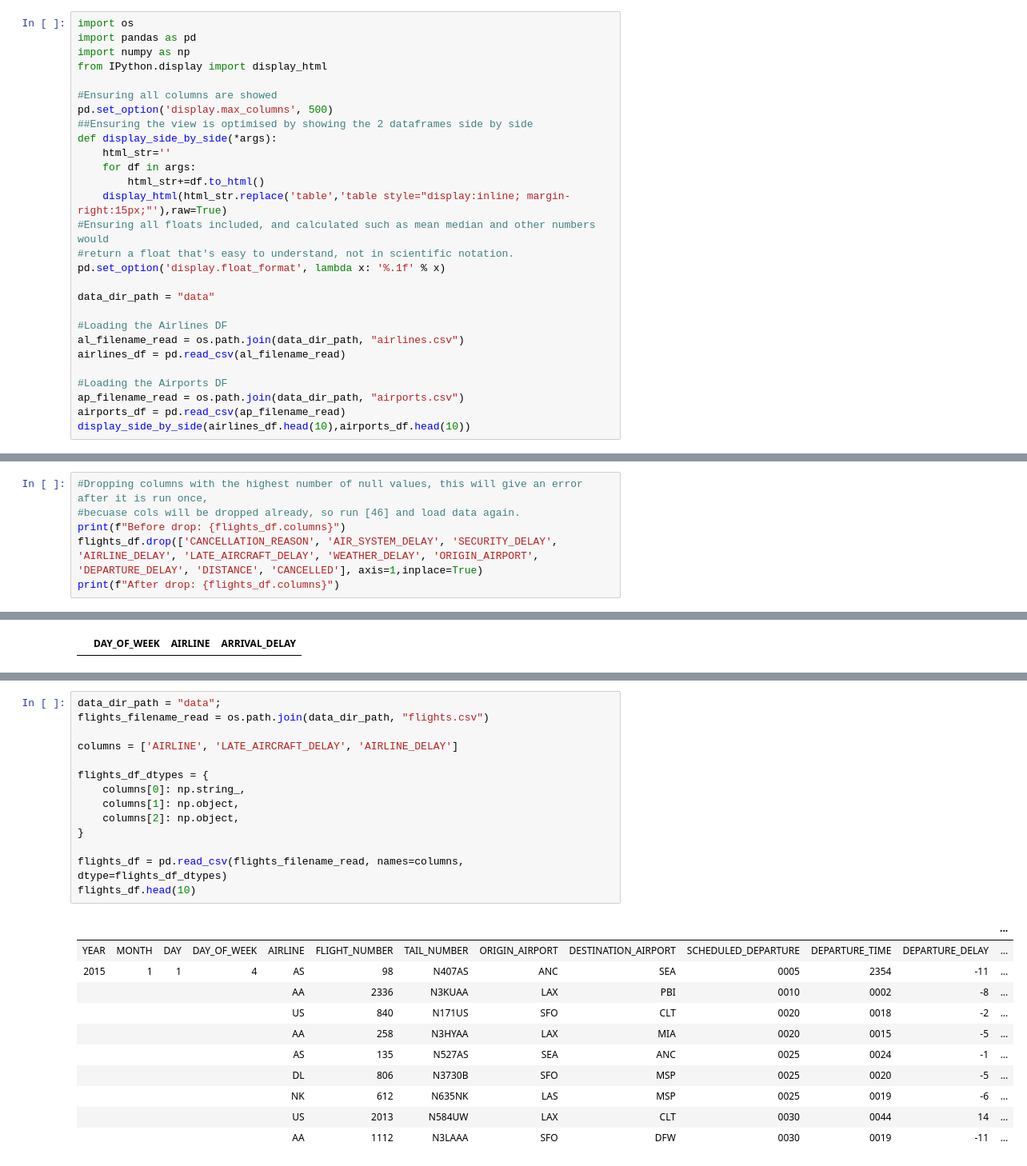
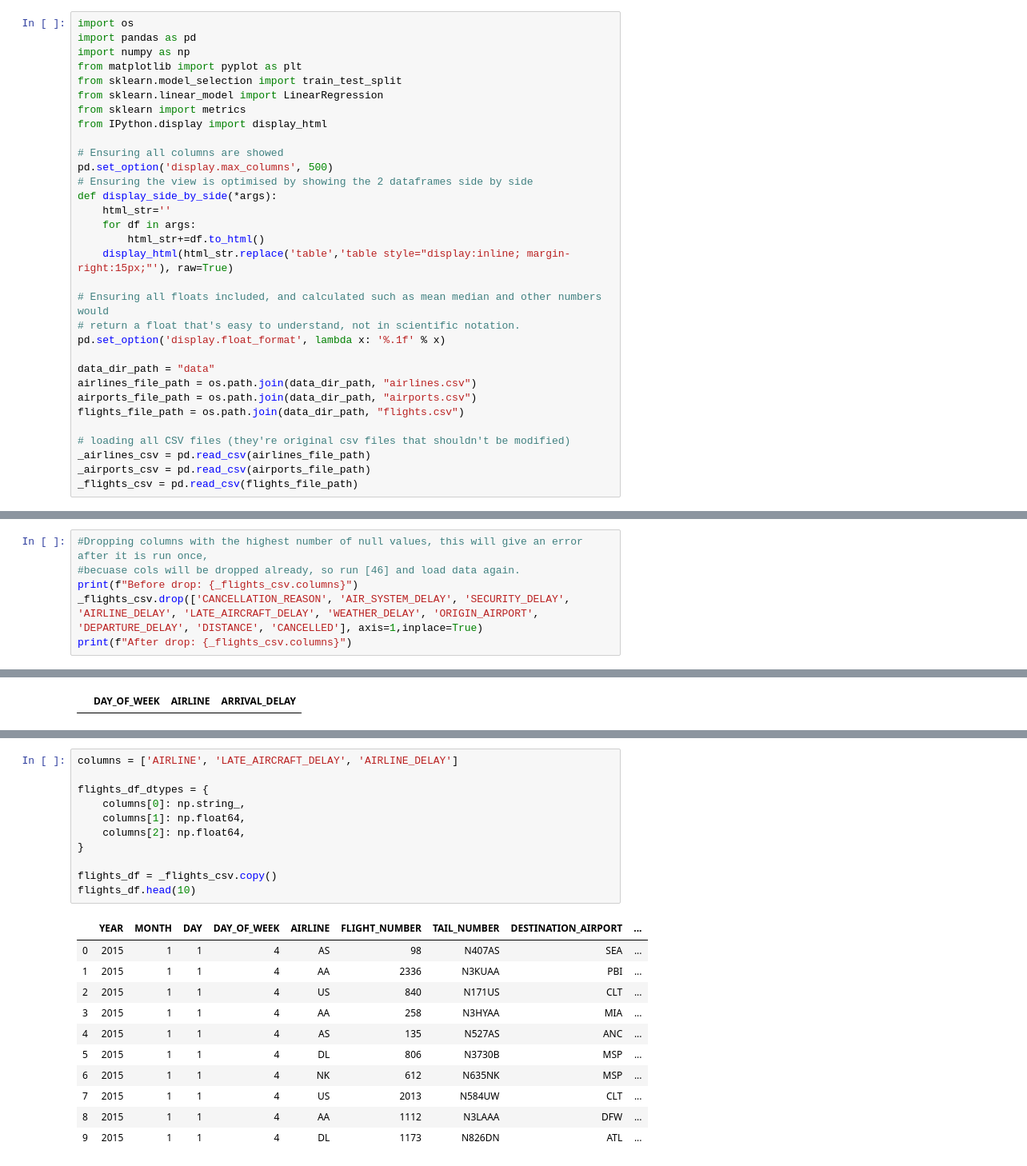
Before and after one commit to eydandash/MachineLearningProject, a Jupyter notebook: FlightsAnalysis.ipynb, the cells around one changed output, grey strips where cells are left out. Shown: that part at 80% size. Cells and saved outputs as stored; diff of their text form.

Commit message:
Major code optimizations. All CSV files are now read once, and copies are made for each question/case. Also unified all library imports to a single cell

```diff
--- a/FlightsAnalysis.ipynb
+++ b/FlightsAnalysis.ipynb
@@ -14,27 +16,31 @@ The explored dataset, flights.csv, represents the on-time performance of **domes
 import os
 import pandas as pd
 import numpy as np
+from matplotlib import pyplot as plt
+from sklearn.model_selection import train_test_split
+from sklearn.linear_model import LinearRegression
+from sklearn import metrics
 from IPython.display import display_html
 
-#Ensuring all columns are showed
+# Ensuring all columns are showed
 pd.set_option('display.max_columns', 500)
-##Ensuring the view is optimised by showing the 2 dataframes side by side
+# Ensuring the view is optimised by showing the 2 dataframes side by side
 def display_side_by_side(*args):
     html_str=''
     for df in args:
         html_str+=df.to_html()
-    display_html(html_str.replace('table','table style="display:inline; margin-right:15px;"'),raw=True)
-#Ensuring all floats included, and calculated such as mean median and other numbers would
-#return a float that's easy to understand, not in scientific notation.
+    display_html(html_str.replace('table','table style="display:inline; margin-right:15px;"'), raw=True)
+
+# Ensuring all floats included, and calculated such as mean median and other numbers would
+# return a float that's easy to understand, not in scientific notation.
 pd.set_option('display.float_format', lambda x: '%.1f' % x)
 
 data_dir_path = "data"
+airlines_file_path = os.path.join(data_dir_path, "airlines.csv")
+airports_file_path = os.path.join(data_dir_path, "airports.csv")
+flights_file_path = os.path.join(data_dir_path, "flights.csv")
 
-#Loading the Airlines DF
-al_filename_read = os.path.join(data_dir_path, "airlines.csv")
-airlines_df = pd.read_csv(al_filename_read)
-
-#Loading the Airports DF
-ap_filename_read = os.path.join(data_dir_path, "airports.csv")
-airports_df = pd.read_csv(ap_filename_read)
-display_side_by_side(airlines_df.head(10),airports_df.head(10))
+# loading all CSV files (they're original csv files that shouldn't be modified)
+_airlines_csv = pd.read_csv(airlines_file_path)
+_airports_csv = pd.read_csv(airports_file_path)
+_flights_csv = pd.read_csv(flights_file_path)
@@ -183,9 +188,9 @@ dtype: float64
 # %%
 #Dropping columns with the highest number of null values, this will give an error after it is run once,
 #becuase cols will be dropped already, so run [46] and load data again.
-print(f"Before drop: {flights_df.columns}")
-flights_df.drop(['CANCELLATION_REASON', 'AIR_SYSTEM_DELAY', 'SECURITY_DELAY', 'AIRLINE_DELAY', 'LATE_AIRCRAFT_DELAY', 'WEATHER_DELAY', 'ORIGIN_AIRPORT', 'DEPARTURE_DELAY', 'DISTANCE', 'CANCELLED'], axis=1,inplace=True)
-print(f"After drop: {flights_df.columns}")
+print(f"Before drop: {_flights_csv.columns}")
+_flights_csv.drop(['CANCELLATION_REASON', 'AIR_SYSTEM_DELAY', 'SECURITY_DELAY', 'AIRLINE_DELAY', 'LATE_AIRCRAFT_DELAY', 'WEATHER_DELAY', 'ORIGIN_AIRPORT', 'DEPARTURE_DELAY', 'DISTANCE', 'CANCELLED'], axis=1,inplace=True)
+print(f"After drop: {_flights_csv.columns}")
 # %% [output]
 Before drop: Index(['YEAR', 'MONTH', 'DAY', 'DAY_OF_WEEK', 'AIRLINE', 'FLIGHT_NUMBER',
        'TAIL_NUMBER', 'ORIGIN_AIRPORT', 'DESTINATION_AIRPORT',
@@ -421,28 +456,25 @@ Taking that into account, we're now left with __AIRLINE_DELAY__ and __LATE_AIRCR
 
 First, let's fetch data from _flights.csv_ file.
 # %%
-data_dir_path = "data";
-flights_filename_read = os.path.join(data_dir_path, "flights.csv")
-
 columns = ['AIRLINE', 'LATE_AIRCRAFT_DELAY', 'AIRLINE_DELAY']
 
 flights_df_dtypes = {
     columns[0]: np.string_,
-    columns[1]: np.object,
-    columns[2]: np.object,
+    columns[1]: np.float64,
+    columns[2]: np.float64,
 }
 
-flights_df = pd.read_csv(flights_filename_read, names=columns, dtype=flights_df_dtypes)
+flights_df = _flights_csv.copy()
 flights_df.head(10)
 # %% [output]
-|  |  |  |  |  |  |  |  |  |  |  |  | ... |
-| YEAR | MONTH | DAY | DAY_OF_WEEK | AIRLINE | FLIGHT_NUMBER | TAIL_NUMBER | ORIGIN_AIRPORT | DESTINATION_AIRPORT | SCHEDULED_DEPARTURE | DEPARTURE_TIME | DEPARTURE_DELAY | ... |
-| 2015 | 1 | 1 | 4 | AS | 98 | N407AS | ANC | SEA | 0005 | 2354 | -11 | ... |
-|  |  |  |  | AA | 2336 | N3KUAA | LAX | PBI | 0010 | 0002 | -8 | ... |
-|  |  |  |  | US | 840 | N171US | SFO | CLT | 0020 | 0018 | -2 | ... |
-|  |  |  |  | AA | 258 | N3HYAA | LAX | MIA | 0020 | 0015 | -5 | ... |
-|  |  |  |  | AS | 135 | N527AS | SEA | ANC | 0025 | 0024 | -1 | ... |
-|  |  |  |  | DL | 806 | N3730B | SFO | MSP | 0025 | 0020 | -5 | ... |
-|  |  |  |  | NK | 612 | N635NK | LAS | MSP | 0025 | 0019 | -6 | ... |
-|  |  |  |  | US | 2013 | N584UW | LAX | CLT | 0030 | 0044 | 14 | ... |
-|  |  |  |  | AA | 1112 | N3LAAA | SFO | DFW | 0030 | 0019 | -11 | ... |
+|  | YEAR | MONTH | DAY | DAY_OF_WEEK | AIRLINE | FLIGHT_NUMBER | TAIL_NUMBER | DESTINATION_AIRPORT | ... |
+| 0 | 2015 | 1 | 1 | 4 | AS | 98 | N407AS | SEA | ... |
+| 1 | 2015 | 1 | 1 | 4 | AA | 2336 | N3KUAA | PBI | ... |
+| 2 | 2015 | 1 | 1 | 4 | US | 840 | N171US | CLT | ... |
+| 3 | 2015 | 1 | 1 | 4 | AA | 258 | N3HYAA | MIA | ... |
+| 4 | 2015 | 1 | 1 | 4 | AS | 135 | N527AS | ANC | ... |
+| 5 | 2015 | 1 | 1 | 4 | DL | 806 | N3730B | MSP | ... |
+| 6 | 2015 | 1 | 1 | 4 | NK | 612 | N635NK | MSP | ... |
+| 7 | 2015 | 1 | 1 | 4 | US | 2013 | N584UW | CLT | ... |
+| 8 | 2015 | 1 | 1 | 4 | AA | 1112 | N3LAAA | DFW | ... |
+| 9 | 2015 | 1 | 1 | 4 | DL | 1173 | N826DN | ATL | ... |
```
Also changed, not shown: parts of 21 cells of this notebook.
